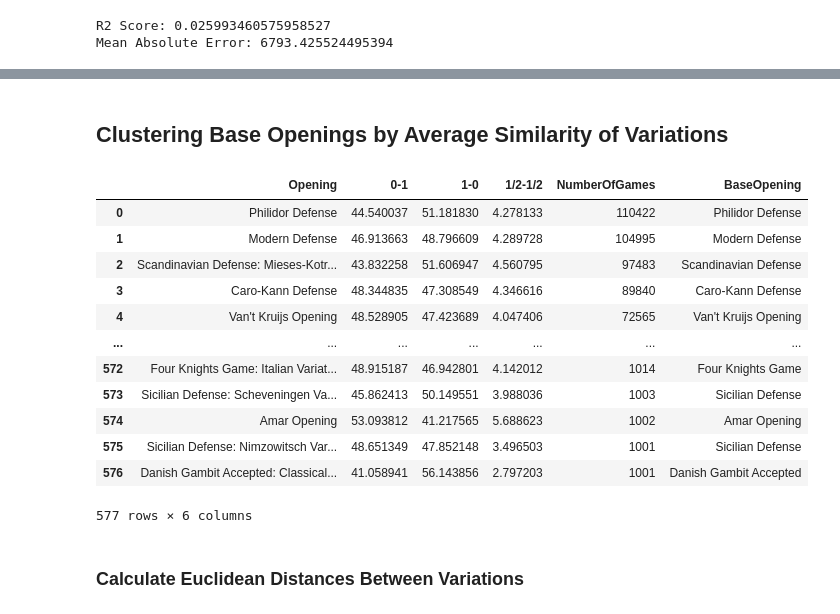
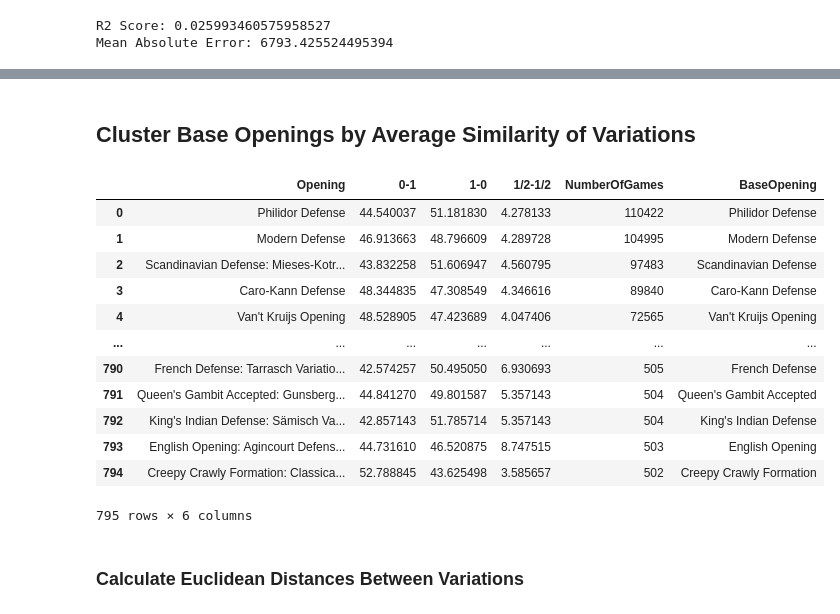
Before and after one commit to IsaacCheng9/machine-learning-in-chess, a Jupyter notebook: src/analyse_chess_data.ipynb, the cells around one changed output, grey strips where cells are left out. Cells and saved outputs as stored; diff of their text form; code cells hidden in the pictures.

```diff
--- a/src/analyse_chess_data.ipynb
+++ b/src/analyse_chess_data.ipynb
@@ -2681,6 +2643,12 @@ print(result)
 # %% [markdown]
-## Clustering Base Openings by Average Similarity of Variations
+## Cluster Base Openings by Average Similarity of Variations
 # %%
+# Count the number of games for each opening.
+opening_counts = df_reduced["Opening"].value_counts().compute()
+# Filter the openings that have over 500 games.
+popular_openings = opening_counts[opening_counts >= 500].index
+filtered_df = df_reduced[df_reduced["Opening"].isin(popular_openings)]
+
 # Calculate the total games per opening in the filtered DataFrame.
 total_games = filtered_df.groupby("Opening").size().compute()
 # Count the games for each result per opening.
@@ -2696,39 +2664,39 @@ result_percentages_pivot_opening["NumberOfGames"] = result_percentages_pivot_ope
     "Opening"
 ].map(total_games)
 # Convert filtered_df to a pandas DataFrame
 filtered_df_pd = filtered_df.compute()
 # Merge 'BaseOpening' column from filtered_df_pd based on 'Opening'
 result_percentages_pivot_opening = result_percentages_pivot_opening.merge(
     filtered_df_pd[["Opening", "BaseOpening"]].drop_duplicates(),
     on="Opening",
     how="left",
 )
 # Sort the table by the number of games descending.
 result_percentages_pivot_opening_sorted = result_percentages_pivot_opening.sort_values(
     "NumberOfGames", ascending=False
 )
 # Delete rows with BaseOpenings that aren't recognized or are too generic.
 result_percentages_pivot_opening_sorted = result_percentages_pivot_opening_sorted[
     ~result_percentages_pivot_opening_sorted["BaseOpening"].isin(
         ["?", "King's Pawn Game", "Queen's Pawn Game"]
     )
 ]
 result_percentages_pivot_opening_sorted.reset_index(drop=True, inplace=True)
 display(result_percentages_pivot_opening_sorted)
 # %% [output]
 |  | Opening | 0-1 | 1-0 | 1/2-1/2 | NumberOfGames | BaseOpening |
 | 0 | Philidor Defense | 44.540037 | 51.181830 | 4.278133 | 110422 | Philidor Defense |
 | 1 | Modern Defense | 46.913663 | 48.796609 | 4.289728 | 104995 | Modern Defense |
 | 2 | Scandinavian Defense: Mieses-Kotr... | 43.832258 | 51.606947 | 4.560795 | 97483 | Scandinavian Defense |
 | 3 | Caro-Kann Defense | 48.344835 | 47.308549 | 4.346616 | 89840 | Caro-Kann Defense |
 | 4 | Van't Kruijs Opening | 48.528905 | 47.423689 | 4.047406 | 72565 | Van't Kruijs Opening |
 | ... | ... | ... | ... | ... | ... | ... |
-| 572 | Four Knights Game: Italian Variat... | 48.915187 | 46.942801 | 4.142012 | 1014 | Four Knights Game |
-| 573 | Sicilian Defense: Scheveningen Va... | 45.862413 | 50.149551 | 3.988036 | 1003 | Sicilian Defense |
-| 574 | Amar Opening | 53.093812 | 41.217565 | 5.688623 | 1002 | Amar Opening |
-| 575 | Sicilian Defense: Nimzowitsch Var... | 48.651349 | 47.852148 | 3.496503 | 1001 | Sicilian Defense |
-| 576 | Danish Gambit Accepted: Classical... | 41.058941 | 56.143856 | 2.797203 | 1001 | Danish Gambit Accepted |
+| 790 | French Defense: Tarrasch Variatio... | 42.574257 | 50.495050 | 6.930693 | 505 | French Defense |
+| 791 | Queen's Gambit Accepted: Gunsberg... | 44.841270 | 49.801587 | 5.357143 | 504 | Queen's Gambit Accepted |
+| 792 | King's Indian Defense: Sämisch Va... | 42.857143 | 51.785714 | 5.357143 | 504 | King's Indian Defense |
+| 793 | English Opening: Agincourt Defens... | 44.731610 | 46.520875 | 8.747515 | 503 | English Opening |
+| 794 | Creepy Crawly Formation: Classica... | 52.788845 | 43.625498 | 3.585657 | 502 | Creepy Crawly Formation |
-577 rows × 6 columns
+795 rows × 6 columns
 # %% [markdown]
 ### Calculate Euclidean Distances Between Variations
 # %%
```
Also changed, not shown: parts of 5 cells of this notebook.
